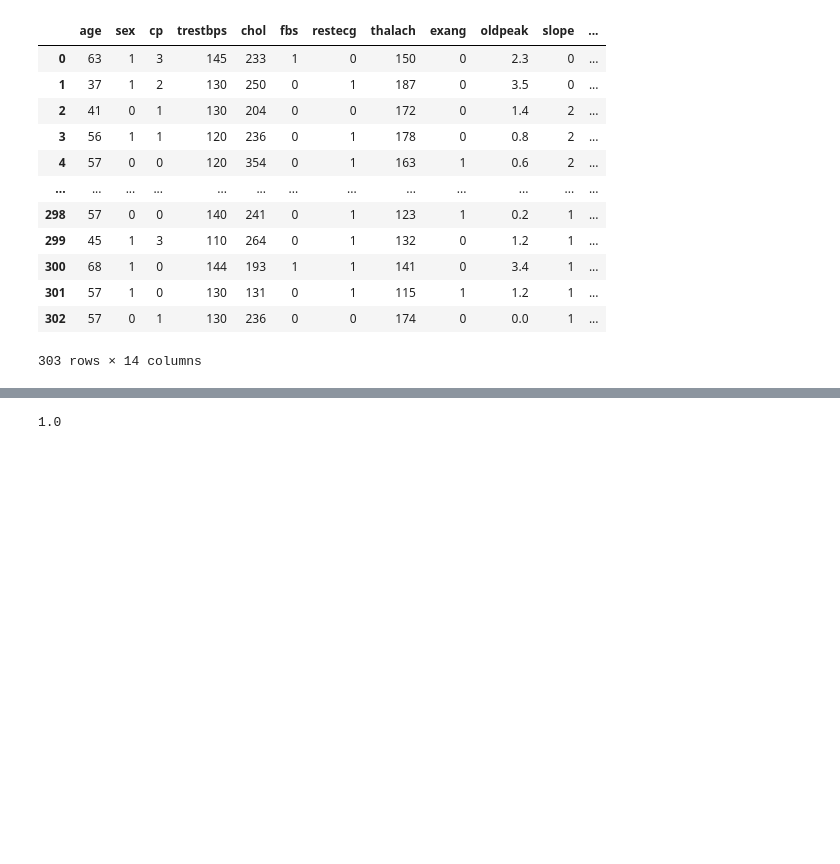
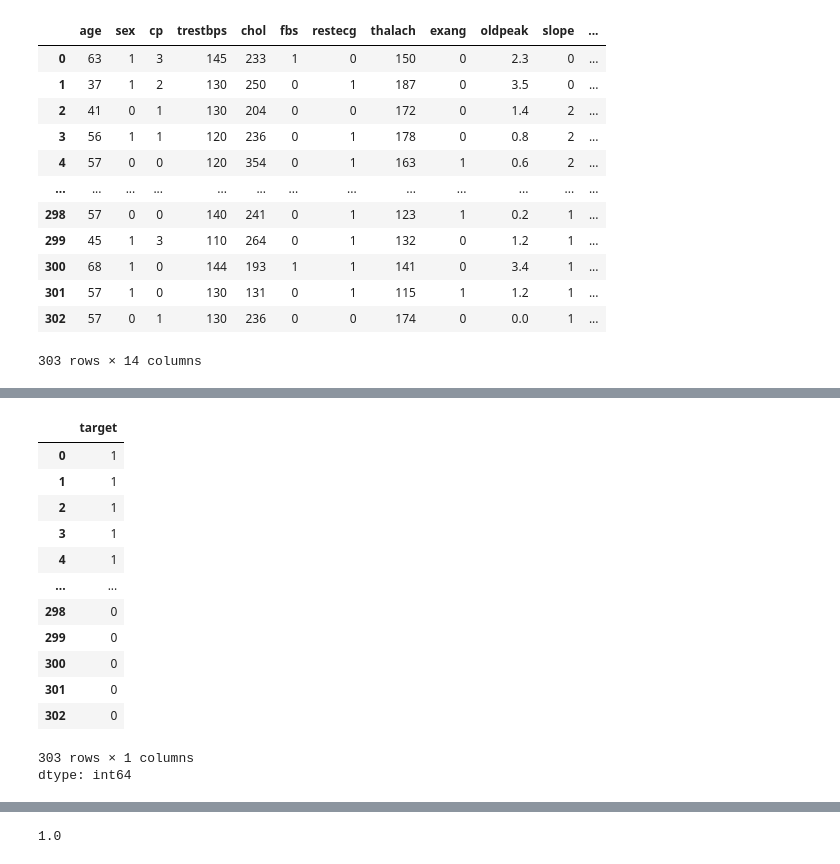
Before and after one commit to OCR-tech/zero-to-mastery-ml, a Jupyter notebook: section-2-data-science-and-ml-tools/introduction-to-scikit-learn-video1.ipynb, the cells around one changed output, grey strips where cells are left out. Drawn from its saved outputs; the diff is of its cells as text; code cells hidden in the pictures; blank space fills up the shorter version.

```diff
--- a/section-2-data-science-and-ml-tools/introduction-to-scikit-learn-video1.ipynb
+++ b/section-2-data-science-and-ml-tools/introduction-to-scikit-learn-video1.ipynb
@@ -37,7 +37,8 @@ import matplotlib.pyplot as plt
 # %%
 # 1. Get the data ready
 import pandas as pd
-heart_disease = pd.read_csv("data/heart-disease.csv")
+# heart_disease = pd.read_csv("data/heart-disease.csv")
+heart_disease = pd.read_csv("https://raw.githubusercontent.com/mrdbourke/zero-to-mastery-ml/master/data/heart-disease.csv")
 heart_disease
 # %% [output]
 |  | age | sex | cp | trestbps | chol | fbs | restecg | thalach | exang | oldpeak | slope | ... |
@@ -61,0 +78,17 @@ y = heart_disease["target"]
+# %%
+y
+# %% [output]
+|  | target |
+| 0 | 1 |
+| 1 | 1 |
+| 2 | 1 |
+| 3 | 1 |
+| 4 | 1 |
+| ... | ... |
+| 298 | 0 |
+| 299 | 0 |
+| 300 | 0 |
+| 301 | 0 |
+| 302 | 0 |
+303 rows × 1 columns
+dtype: int64
```
Also changed, not shown: parts of 163 cells of this notebook.
